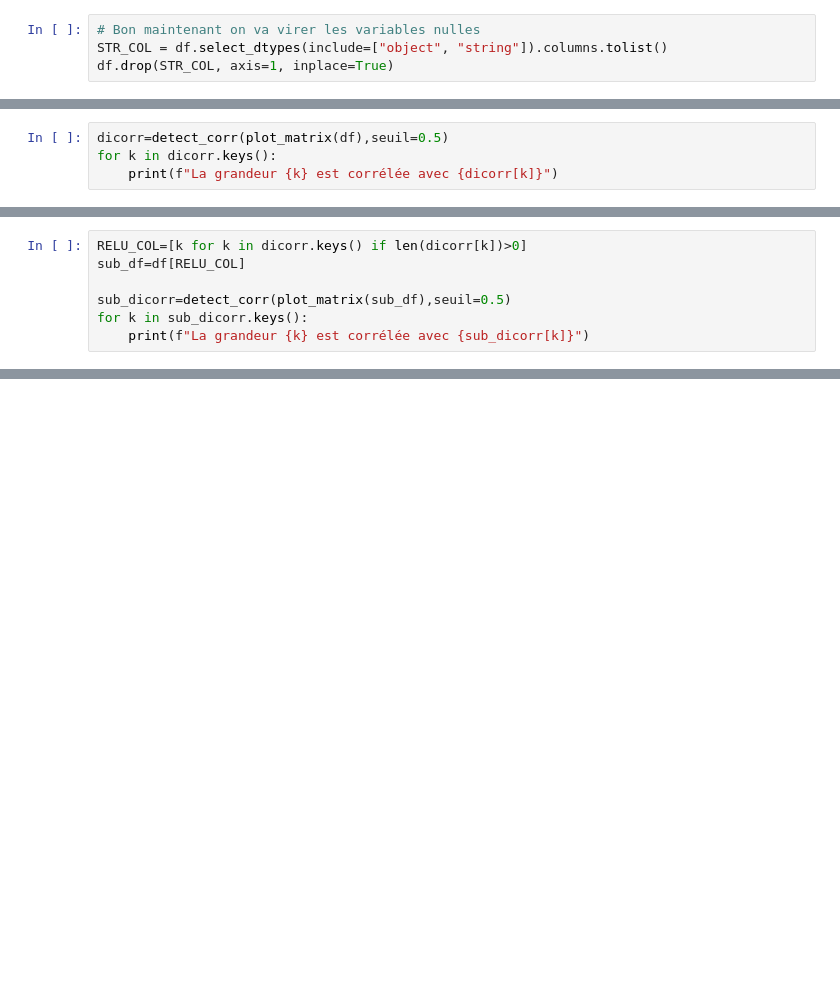
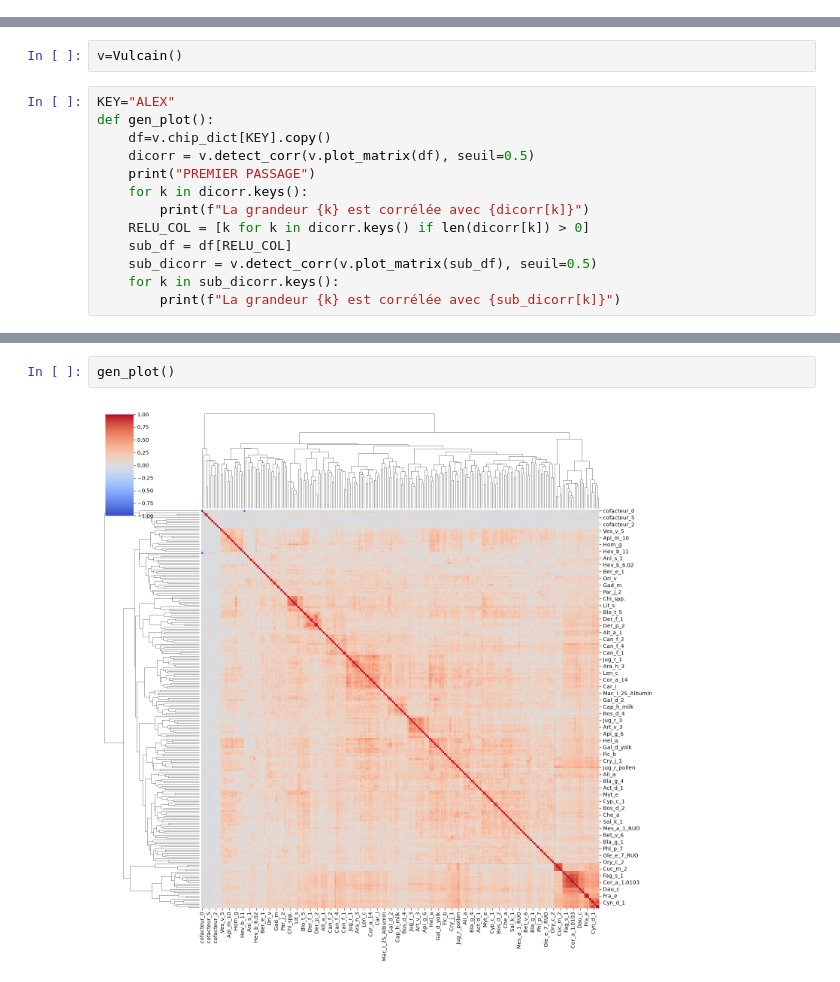
Before and after one commit to Analista-enr/ADAD_Allergen, a Jupyter notebook: src/Vic.ipynb, the cells around one changed output, grey strips where cells are left out. Saved outputs shown, nothing was run; the diff lists cells and outputs as text; blank space fills up the shorter version.

```diff
--- a/src/Vic.ipynb
+++ b/src/Vic.ipynb
@@ -76,4 +6,0 @@ print(df.info())
-# %%
-# Bon maintenant on va virer les variables nulles
-STR_COL = df.select_dtypes(include=["object", "string"]).columns.tolist()
-df.drop(STR_COL, axis=1, inplace=True)
@@ -122,4 +16,0 @@ def detect_corr(M: pd.DataFrame, seuil: float = 0.3) -> dict:
-# %%
-dicorr=detect_corr(plot_matrix(df),seuil=0.5)
-for k in dicorr.keys():
-    print(f"La grandeur {k} est corrélée avec {dicorr[k]}")
@@ -126,7 +19,15 @@ for k in dicorr.keys():
+# %%
+v=Vulcain()
 # %%
-RELU_COL=[k for k in dicorr.keys() if len(dicorr[k])>0]
-sub_df=df[RELU_COL]
-
-sub_dicorr=detect_corr(plot_matrix(sub_df),seuil=0.5)
-for k in sub_dicorr.keys():
-    print(f"La grandeur {k} est corrélée avec {sub_dicorr[k]}")
+KEY="ALEX"
+def gen_plot():
+    df=v.chip_dict[KEY].copy()
+    dicorr = v.detect_corr(v.plot_matrix(df), seuil=0.5)
+    print("PREMIER PASSAGE")
+    for k in dicorr.keys():
+        print(f"La grandeur {k} est corrélée avec {dicorr[k]}")
+    RELU_COL = [k for k in dicorr.keys() if len(dicorr[k]) > 0]
+    sub_df = df[RELU_COL]
+    sub_dicorr = v.detect_corr(v.plot_matrix(sub_df), seuil=0.5)
+    for k in sub_dicorr.keys():
+        print(f"La grandeur {k} est corrélée avec {sub_dicorr[k]}")
@@ -181,0 +34,4 @@ plot_distributions(dfs, COLUMNS)
+# %%
+gen_plot()
+# %% [output]
+[figure, added]
```
Also changed, not shown: parts of 19 cells of this notebook, 1 other file.
